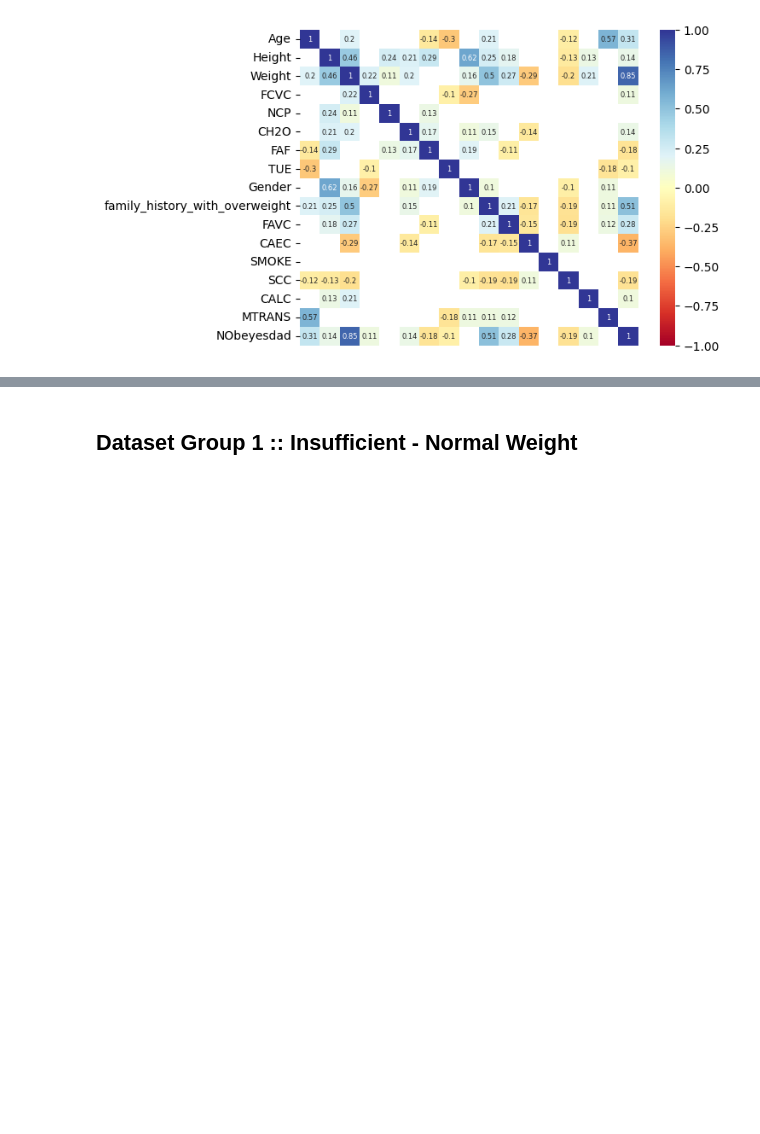
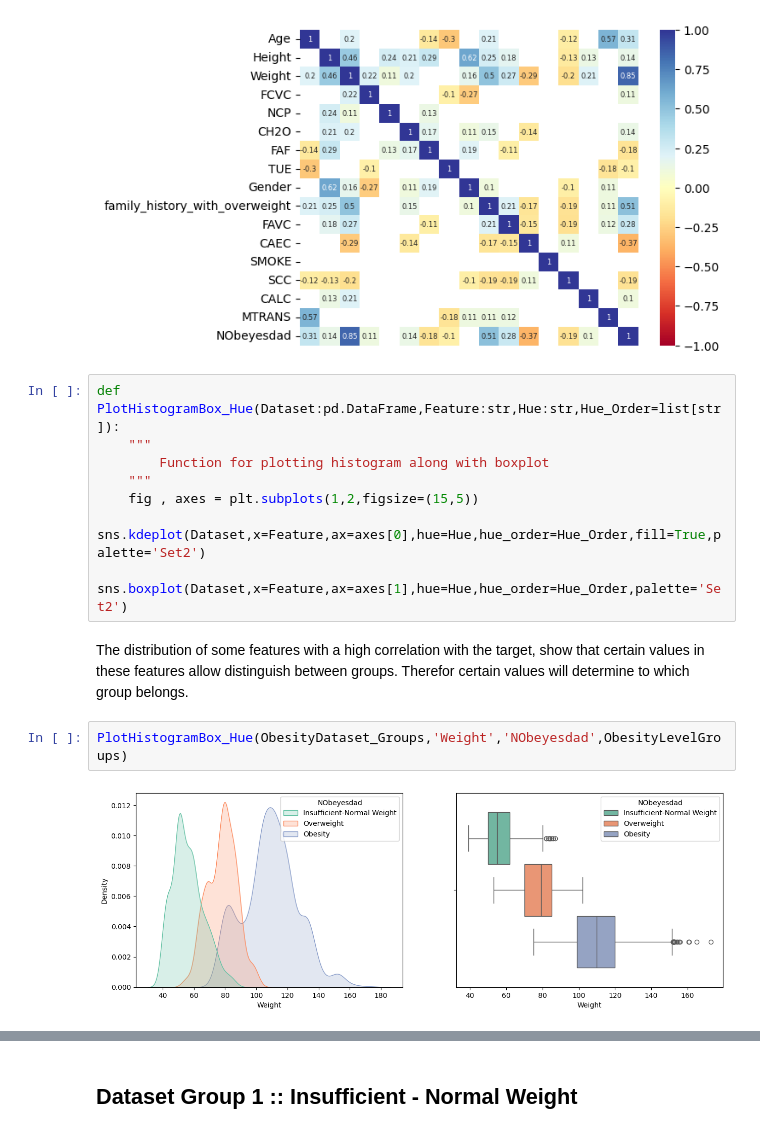
Before and after one commit to alexisuaguilaru/Obesity_Levels_Model, a Jupyter notebook: Exploratory_Data_Analysis/ExploratoryDataAnalysis.ipynb, the cells around one changed output, grey strips where cells are left out. Saved outputs shown, nothing was run; the diff lists cells and outputs as text; blank space fills up the shorter version.

Commit message:
ADD distribution and observations to Data Analysis in EDA

```diff
--- a/Exploratory_Data_Analysis/ExploratoryDataAnalysis.ipynb
+++ b/Exploratory_Data_Analysis/ExploratoryDataAnalysis.ipynb
@@ -200,3 +200,17 @@ sns.heatmap(CorrelationMatrix_Groups,mask=MaskValues_Groups,cmap='RdYlBu',ytickl
 # %% [output]
 <Axes: >
 [figure]
+# %%
+def PlotHistogramBox_Hue(Dataset:pd.DataFrame,Feature:str,Hue:str,Hue_Order=list[str]):
+    """
+        Function for plotting histogram along with boxplot
+    """
+    fig , axes = plt.subplots(1,2,figsize=(15,5))
+    sns.kdeplot(Dataset,x=Feature,ax=axes[0],hue=Hue,hue_order=Hue_Order,fill=True,palette='Set2')
+    sns.boxplot(Dataset,x=Feature,ax=axes[1],hue=Hue,hue_order=Hue_Order,palette='Set2')
+# %% [markdown]
+The distribution of some features with a high correlation with the target, show that certain values in these features allow distinguish between groups. Therefor certain values will determine to which group belongs.
+# %%
+PlotHistogramBox_Hue(ObesityDataset_Groups,'Weight','NObeyesdad',ObesityLevelGroups)
+# %% [output]
+[figure, added]
```
Also changed, not shown: parts of 11 cells of this notebook.
